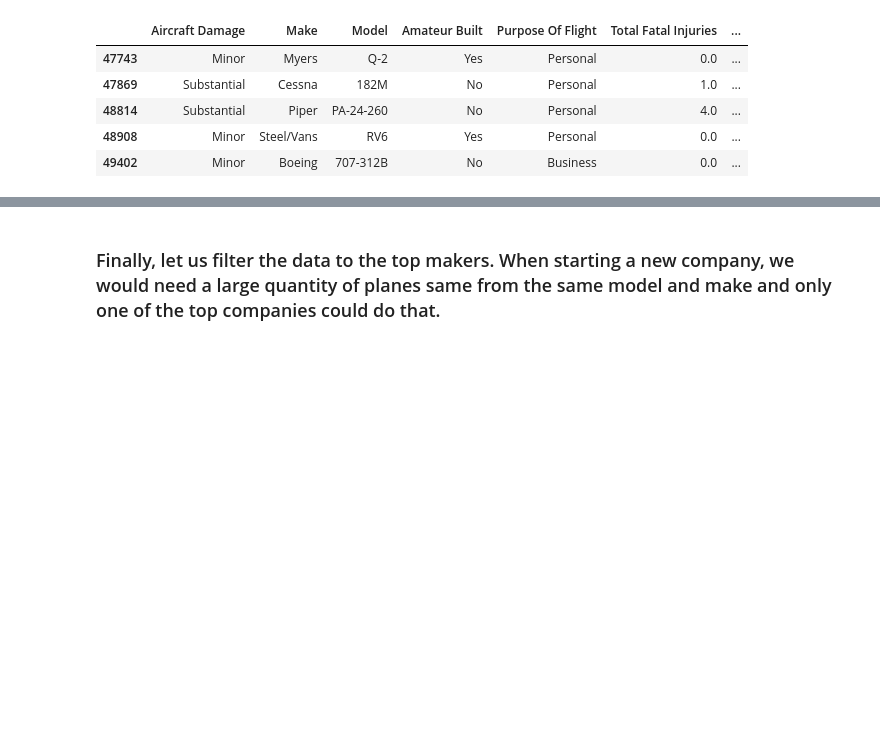
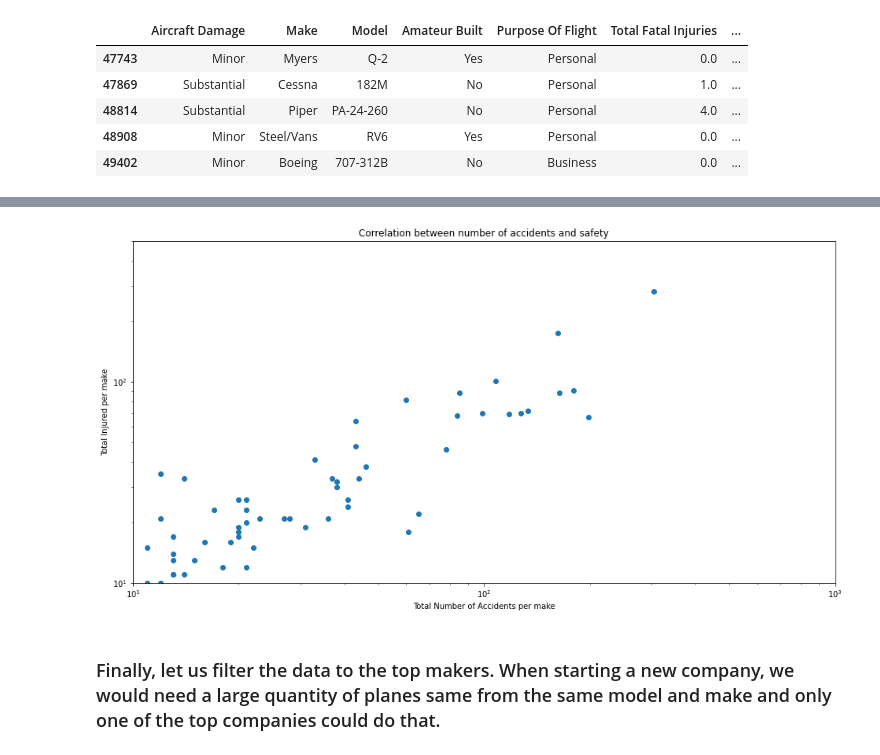
Before and after one commit to silver032/dsc-aviation_market_entry, a Jupyter notebook: aviation_market_entry_analysis.ipynb, the cells around one changed output, grey strips where cells are left out. Cells and saved outputs as stored; diff of their text form; code cells hidden in the pictures; blank space fills up the shorter version.

```diff
--- a/aviation_market_entry_analysis.ipynb
+++ b/aviation_market_entry_analysis.ipynb
@@ -340,3 +340,11 @@ df.head()
 | 48814 | Substantial | Piper | PA-24-260 | No | Personal | 4.0 | ... |
 | 48908 | Minor | Steel/Vans | RV6 | Yes | Personal | 0.0 | ... |
 | 49402 | Minor | Boeing | 707-312B | No | Business | 0.0 | ... |
+# %%
+series_count = df.groupby('Make').count()['Aircraft Damage']
+series_sum = df.groupby('Make').sum()[['Total Fatal Injuries','Total Serious Injuries', 'Total Minor Injuries']]
+series_sum['Total Injured'] = series_sum['Total Fatal Injuries'] + series_sum['Total Serious Injuries'] + series_sum['Total Minor Injuries']
+df_accident_injured = pd.concat([series_count,series_sum['Total Injured']], axis=1)
+df_accident_injured.rename(columns={'Aircraft Damage':'Total Number of Accidents'}, inplace=True)
+df_accident_injured.to_csv('data/accidents_injuries_corr.csv')
+df_accident_injured
@@ -343,3 +366,16 @@ df.head()
+# %%
+fig,ax = plt.subplots(figsize=(16,8))
+
+ax.scatter(x='Total Number of Accidents', y='Total Injured', data = df_accident_injured);
+ax.set_xlim(10,1000)
+ax.set_ylim(10,500)
+ax.set_xlabel('Total Number of Accidents per make')
+ax.set_ylabel('Total Injured per make')
+ax.set_yscale('log')
+ax.set_xscale('log')
+ax.set_title('Correlation between number of accidents and safety');
+# %% [output]
+[figure, added]
 # %% [markdown]
 ### Finally, let us filter the data to the top makers. When starting a new company, we would need a large quantity of planes same from the same model and make and only one of the top companies could do that.
 # %% [markdown]
```
Also changed, not shown: parts of 23 cells of this notebook.
